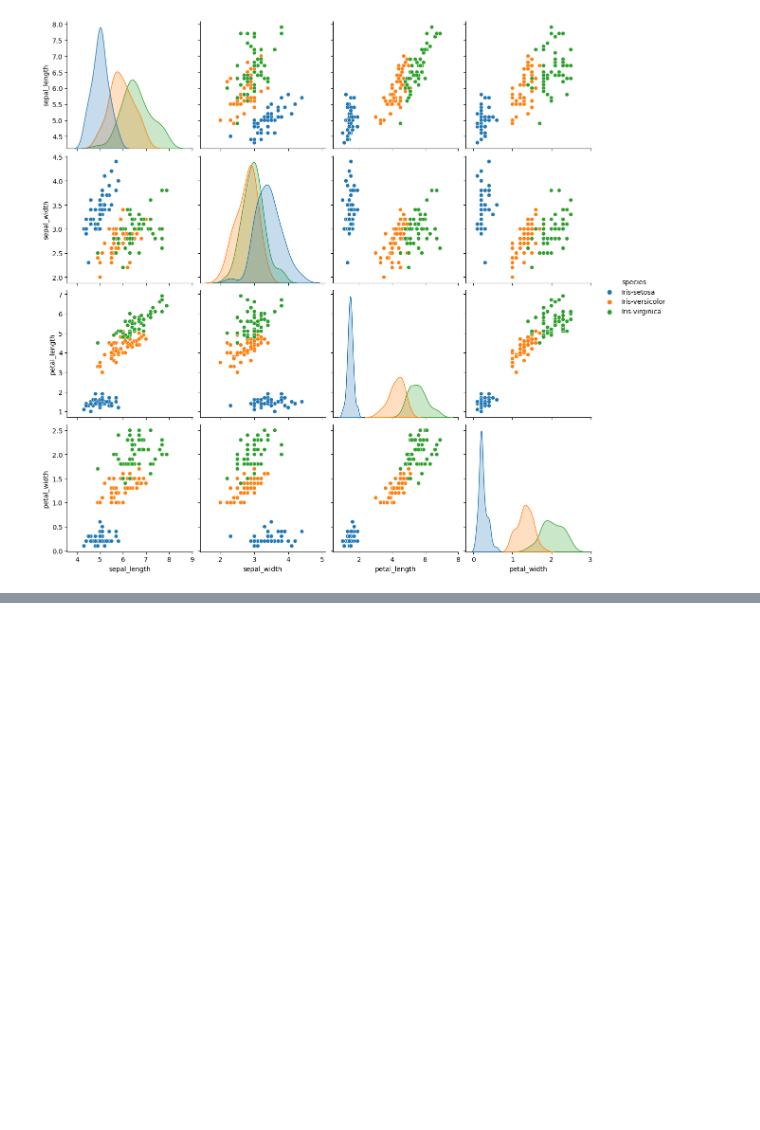
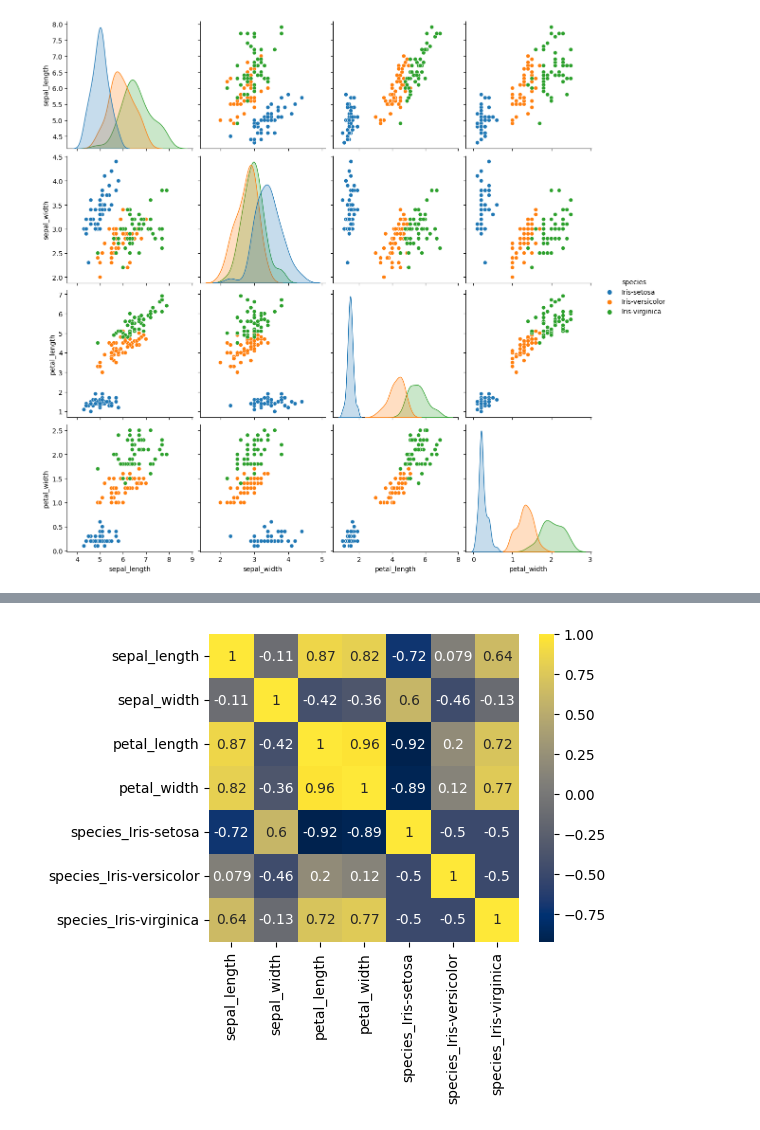
Before and after one commit to Folasewa/Personal_ML_Projects, a Jupyter notebook: Week1_Iris_Flower_Classification.ipynb, the cells around one changed output, grey strips where cells are left out. Cells and saved outputs as stored; diff of their text form; code cells hidden in the pictures; blank space fills up the shorter version.

```diff
--- a/Week1_Iris_Flower_Classification.ipynb
+++ b/Week1_Iris_Flower_Classification.ipynb
@@ -109,3 +109,13 @@ sns.pairplot(data_set, hue='species', height = 3)
 # %% [output]
 <seaborn.axisgrid.PairGrid at 0x...>
 [figure]
+# %%
+#computing the correlation matrix
+
+encoded_data = pd.get_dummies(data_set, columns=['species'])
+
+# Compute the correlation matrix
+correlation_matrix = encoded_data.corr()
+
+# Display the correlation matrix
+print(correlation_matrix)
@@ -111,0 +140,11 @@ sns.pairplot(data_set, hue='species', height = 3)
+# %%
+#creating a heatmap
+
+
+fig, ax = plt.subplots(figsize=(5, 4))
+sns.heatmap(correlation_matrix, annot=True, ax=ax, cmap='cividis')
+
+# Show the plot
+plt.show()
+# %% [output]
+[figure, added]
```
Also changed, not shown: parts of 1 cell of this notebook.
